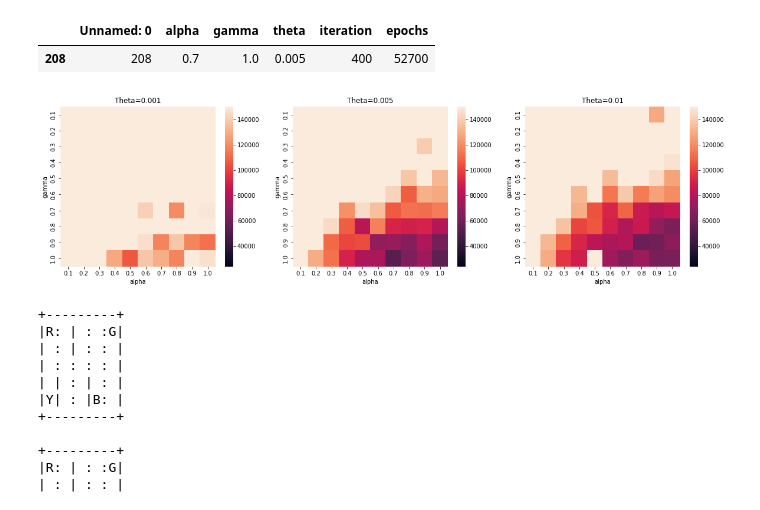
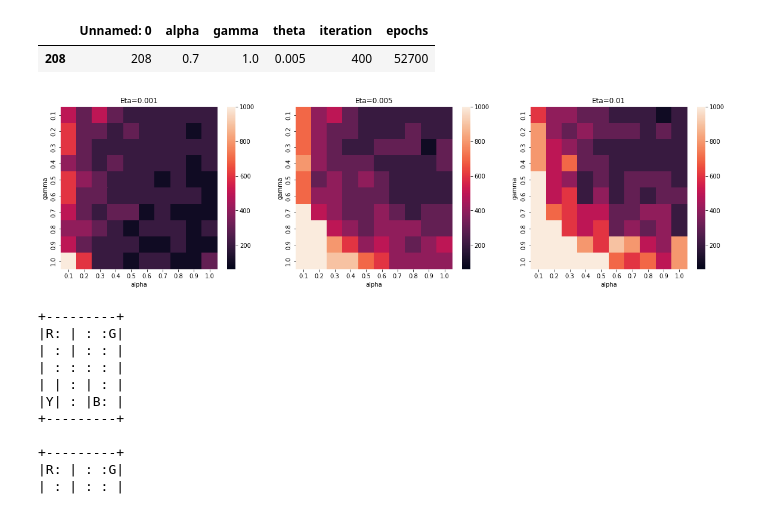
Before and after one commit to richardgil643/Politex_Reservoir_Sampling, a Jupyter notebook: Taxi_Politex.ipynb, the cells around one changed output. Cells and saved outputs as stored; diff of their text form; code cells hidden in the pictures.

Commit message:
final visualization

```diff
--- a/Taxi_Politex.ipynb
+++ b/Taxi_Politex.ipynb
@@ -228,19 +228,19 @@ results[results['epochs']==results['epochs'].min()].head()
 # %%
 ### Plot heatmaps with the best combination of hyperparameters
 fig, axs = plt.subplots(1, 3, figsize=(20, 5), sharey=False)
 cont=1
 for i,j in enumerate([0.001,0.005,0.01]):
     cont=cont+1
     temp=results[results['theta']==j]
-    temp_1=temp.pivot_table(index='gamma',columns='alpha',values='epochs',aggfunc='sum')
-    axs[i].set_title('Theta='+str(j))
-    sns.heatmap(temp_1,ax=axs[i],vmin=24000, vmax=150000)
+    temp_1=temp.pivot_table(index='gamma',columns='alpha',values='iteration',aggfunc='sum')
+    axs[i].set_title('Eta='+str(j))
+    sns.heatmap(temp_1,ax=axs[i],vmin=60, vmax=1000)
 
 
 plt.savefig('/content/drive/MyDrive/Classroom/21D000 - DSM Master Project 21-22 DSM T3/visulization/Parameters_Politex.png', bbox_inches='tight')
 plt.show()
 # %% [output]
-[figure, old version]
+[figure, new version]
 # %%
 ### Save the results on a csv file for reproducibility
 results.to_csv('/content/drive/MyDrive/Classroom/21D000 - DSM Master Project 21-22 DSM T3/results_politex.csv')
```
Also changed, not shown: parts of 1 cell of this notebook, 1 other file.
